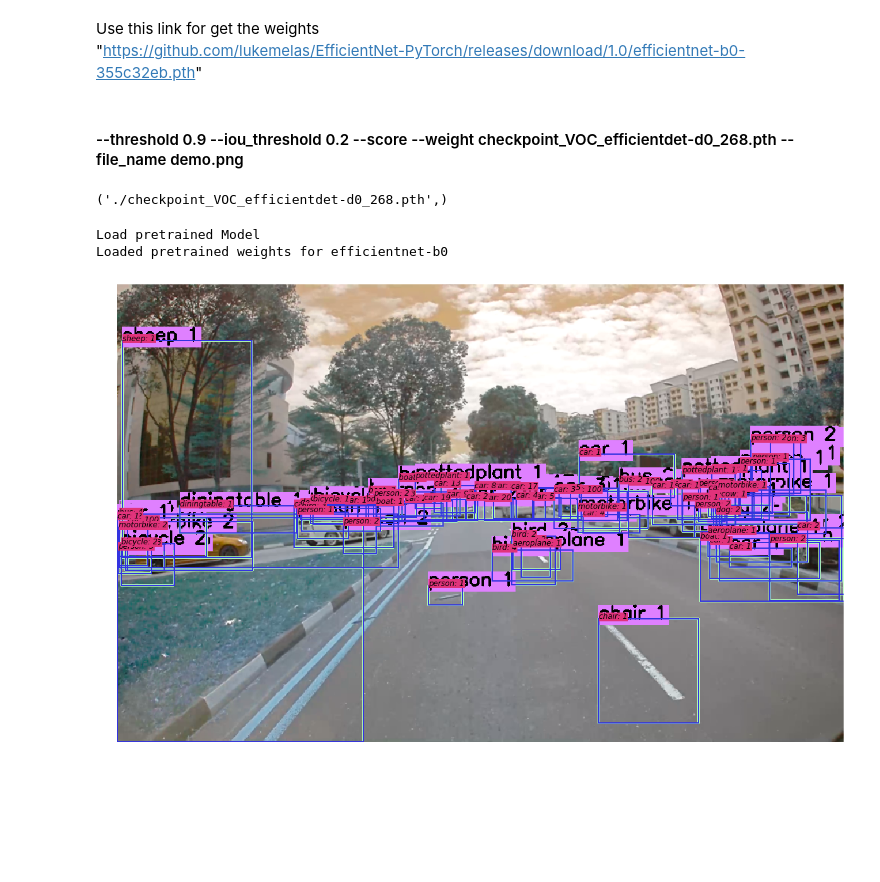
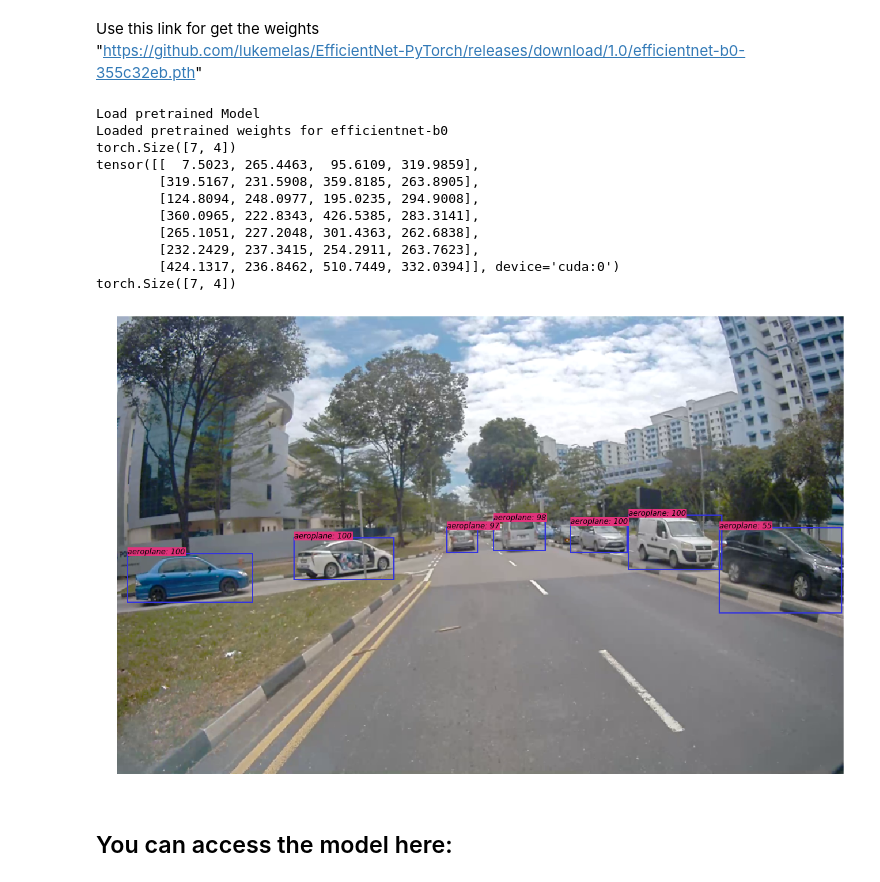
Before and after one commit to gnefihs/EfficientDet.Pytorch, a Jupyter notebook: main.ipynb, the cells around one changed output. Cells and saved outputs as stored; diff of their text form; code cells hidden in the pictures; blank space fills up the shorter version.

Commit message:
detection works now

```diff
--- a/main.ipynb
+++ b/main.ipynb
@@ -24,21 +21,15 @@ from timeit import default_timer as timer
 import argparse
 import copy
 from utils import vis_bbox, EFFICIENTDET
-# %% [markdown]
-#### --threshold 0.9 --iou_threshold 0.2 --score --weight checkpoint_VOC_efficientdet-d0_268.pth --file_name demo.png
-# %%
-args.weight
-# %% [output]
-('./checkpoint_VOC_efficientdet-d0_268.pth',)
 # %%
 class args():
     weight = './checkpoint_VOC_efficientdet-d0_268.pth'
-    threshold = 0.6
+    threshold = 0.5
     iou_threshold = 0.6
     score = True
     file_name = 'demo.png'
     num_class = 21
-    cam = True
+    cam = False
 # %%
 class Detect(object):
     """
@@ -75,7 +66,7 @@ class Detect(object):
             self.model = self.model.cuda()
         self.model.eval()
 
-    def process(self, file_name=None, img=None, show=False):
+    def process(self, threshold, iou_threshold, file_name=None, img=None, show=False):
         if file_name is not None:
             img = cv2.imread(file_name)
         origin_img = copy.deepcopy(img)
@@ -86,11 +77,23 @@ class Detect(object):
 
         with torch.no_grad():
             scores, classification, transformed_anchors = self.model(img)
+
+            # filter by score
+            transformed_anchors = transformed_anchors[scores > threshold]
+            scores = scores[scores > threshold]
+            classification = scores[[scores > threshold]]
+            print(transformed_anchors.shape)
+            print(transformed_anchors)
+            # NMS
+            keep_nms = torchvision.ops.nms(transformed_anchors, scores, iou_threshold)
+            transformed_anchors = transformed_anchors[keep_nms]
+
+            print(transformed_anchors.shape)
             bboxes = list()
             labels = list()
             bbox_scores = list()
             colors = list()
-            for j in range(scores.shape[0]):
+            for j in range(transformed_anchors.shape[0]):
                 bbox = transformed_anchors[[j], :][0].data.cpu().numpy()
                 x1 = int(bbox[0]*origin_img.shape[1]/self.size_image[1])
                 y1 = int(bbox[1]*origin_img.shape[0]/self.size_image[0])
@@ -129,6 +132,7 @@ class Detect(object):
                             0.8, (0, 0, 0), 2
                         )
             if show:
+                origin_img = cv2.cvtColor(origin_img, cv2.COLOR_BGR2RGB)
                 fig, ax = vis_bbox(img=origin_img, bbox=bboxes,
                                    label=labels, score=bbox_scores)
                 fig.savefig('./docs/demo.png')
@@ -177,8 +181,19 @@ class Detect(object):
         cv2.destroyAllWindows()
 # %%
 detect = Detect(weights=args.weight)
-detect.process(file_name=args.file_name, show=True)
+detect.process(args.threshold, args.iou_threshold, file_name=args.file_name,show=True)
 # %% [output]
 Load pretrained Model
 Loaded pretrained weights for efficientnet-b0
+torch.Size([7, 4])
+tensor([[  7.5023, 265.4463,  95.6109, 319.9859],
+        [319.5167, 231.5908, 359.8185, 263.8905],
+        [124.8094, 248.0977, 195.0235, 294.9008],
+        [360.0965, 222.8343, 426.5385, 283.3141],
+        [265.1051, 227.2048, 301.4363, 262.6838],
+        [232.2429, 237.3415, 254.2911, 263.7623],
+        [424.1317, 236.8462, 510.7449, 332.0394]], device='cuda:0')
+torch.Size([7, 4])
-[figure, old version]
+[figure, new version]
+# %% [markdown]
+## You can access the model here:
```
Also changed, not shown: parts of 3 cells of this notebook, 1 other file.
